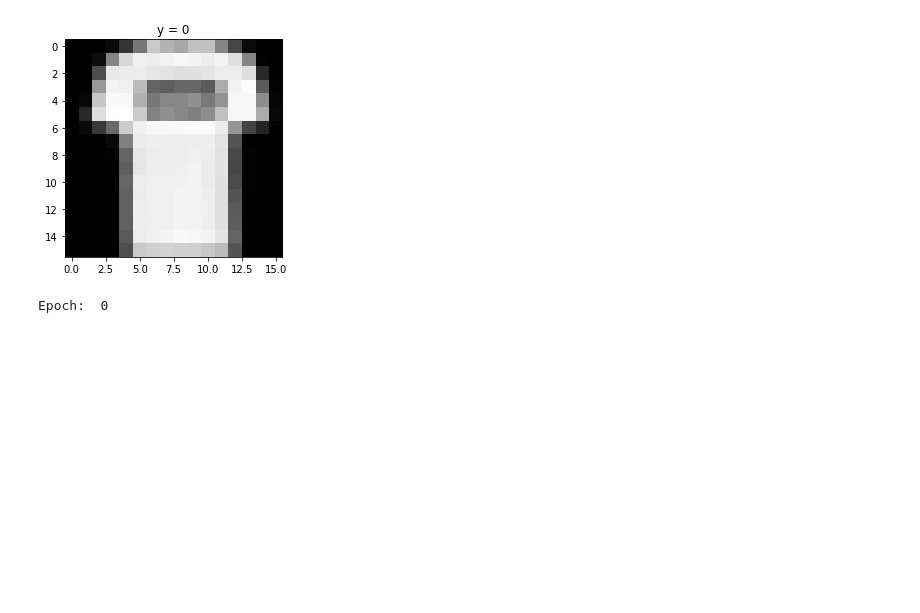
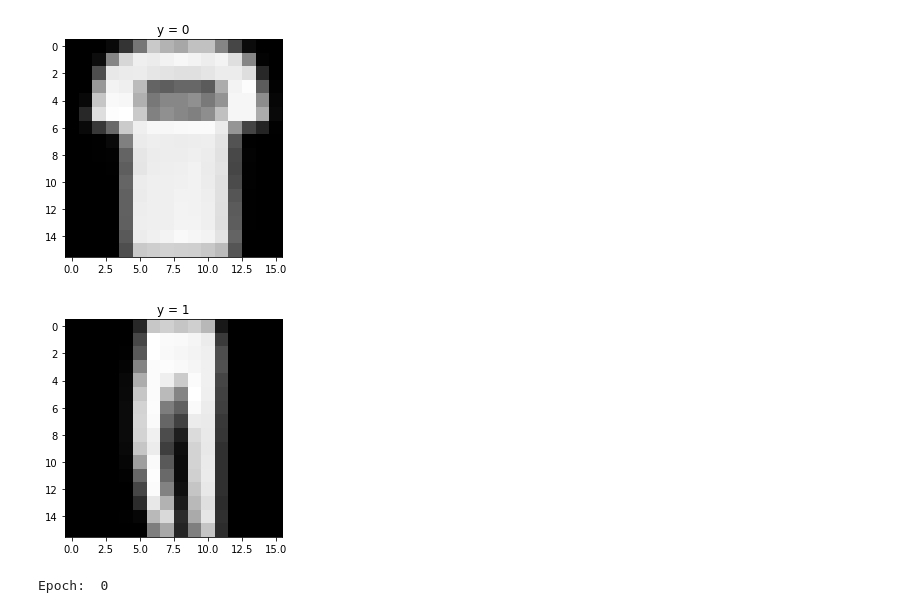
Before and after one commit to evertonaleixo/coursera-ibm-capstone, a Jupyter notebook: pyTorch-Week7-FashionMNISTClassification.ipynb, the cells around one changed output. Cells and saved outputs as stored; diff of their text form; code cells hidden in the pictures; blank space fills up the shorter version.

```diff
--- a/pyTorch-Week7-FashionMNISTClassification.ipynb
+++ b/pyTorch-Week7-FashionMNISTClassification.ipynb
@@ -43,6 +47,10 @@ validation_dataset = dsets.FashionMNIST(root='./data', train=False, download=Tru
 show_data(train_dataset[1])
 # %% [output]
 [figure]
+# %%
+show_data(validation_dataset[2])
+# %% [output]
+[figure, added]
 # %%
 class CNN_batch(nn.Module):
 
```
Also changed, not shown: parts of 1 cell of this notebook.
